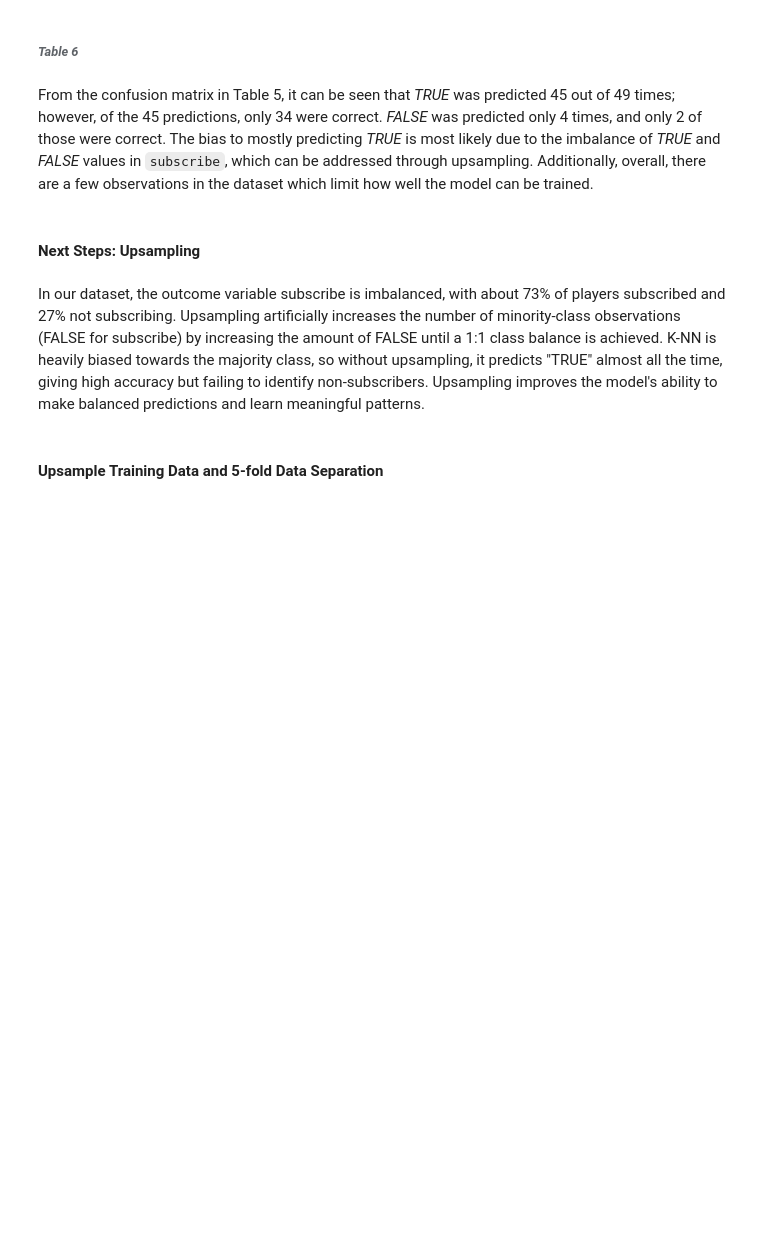
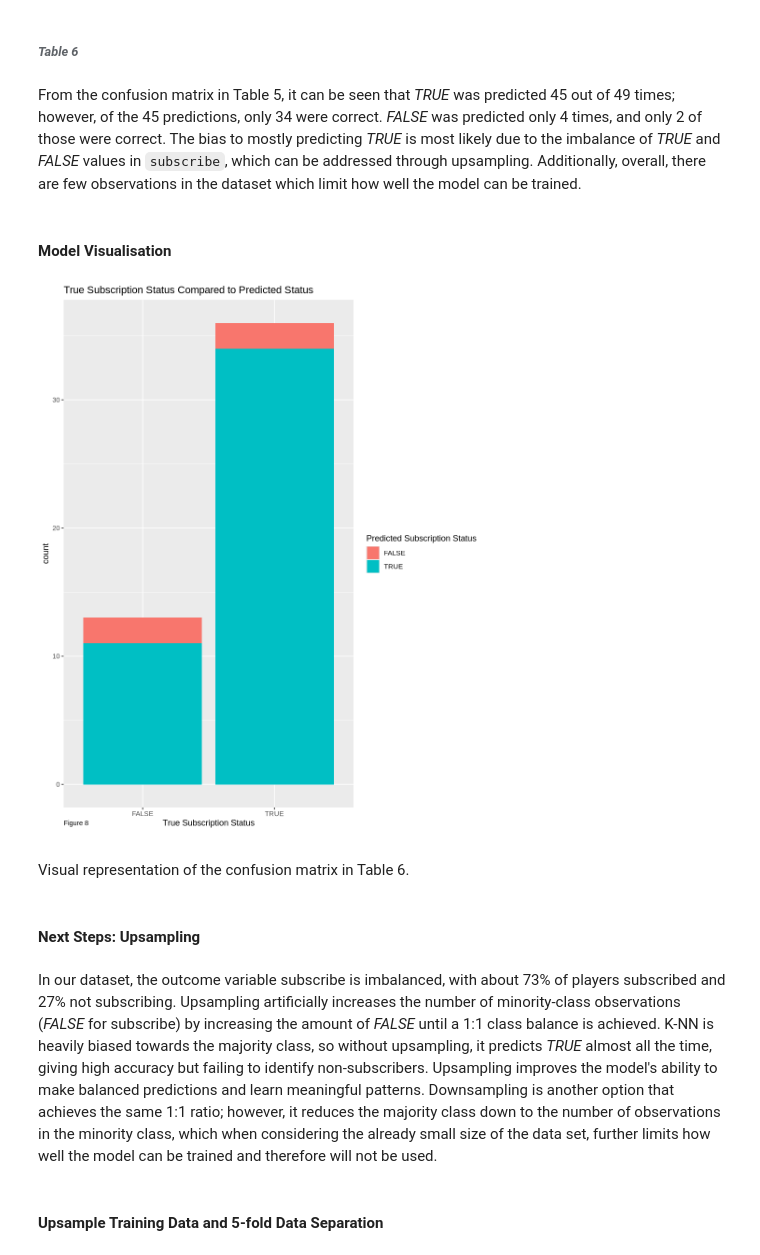
Before and after one commit to PraiseBeTheSun/DSCI-100-GROUP-PROJECT, a Jupyter notebook: DSCI Group 11 project.ipynb, the cells around one changed output. Saved outputs shown, nothing was run; the diff lists cells and outputs as text; code cells hidden in the pictures; blank space fills up the shorter version.

Commit message:
Added 2 plots, combined changes, and fixed small errors
plots added to ensure "creates a visualization of the analysis" criteria is met

```diff
--- a/DSCI Group 11 project.ipynb
+++ b/DSCI Group 11 project.ipynb
@@ -427,11 +437,25 @@ Prediction FALSE TRUE
 # %% [markdown]
 ###### *Table 6*
 # %% [markdown]
-From the confusion matrix in Table 5, it can be seen that *TRUE* was predicted 45 out of 49 times; however, of the 45 predictions, only 34 were correct. *FALSE* was predicted only 4 times, and only 2 of those were correct. The bias to mostly predicting *TRUE* is most likely due to the imbalance of *TRUE* and *FALSE* values in `subscribe`, which can be addressed through upsampling. Additionally, overall, there are a few observations in the dataset which limit how well the model can be trained.
+From the confusion matrix in Table 5, it can be seen that *TRUE* was predicted 45 out of 49 times; however, of the 45 predictions, only 34 were correct. *FALSE* was predicted only 4 times, and only 2 of those were correct. The bias to mostly predicting *TRUE* is most likely due to the imbalance of *TRUE* and *FALSE* values in `subscribe`, which can be addressed through upsampling. Additionally, overall, there are few observations in the dataset which limit how well the model can be trained.
+# %% [markdown]
+#### Model Visualisation
+# %%
+options(repr.plot.width = 8, repr.plot.height = 10)
+player_predict |>
+ggplot(aes(x = subscribe, fill = .pred_class))+
+geom_bar() +
+labs(x = "True Subscription Status", fill = "Predicted Subscription Status", caption = "Figure 8") +
+ggtitle("True Subscription Status Compared to Predicted Status") +
+theme(plot.caption = element_text(hjust = 0, vjust = 8))
+# %% [output]
+[figure, added]
+# %% [markdown]
+Visual representation of the confusion matrix in Table 6.
 # %% [markdown]
 #### Next Steps: Upsampling
 # %% [markdown]
-In our dataset, the outcome variable subscribe is imbalanced, with about 73% of players subscribed and 27% not subscribing. Upsampling artificially increases the number of minority-class observations (FALSE for subscribe) by increasing the amount of FALSE until a 1:1 class balance is achieved. K-NN is heavily biased towards the majority class, so without upsampling, it predicts "TRUE" almost all the time, giving high accuracy but failing to identify non-subscribers. Upsampling improves the model's ability to make balanced predictions and learn meaningful patterns.
+In our dataset, the outcome variable subscribe is imbalanced, with about 73% of players subscribed and 27% not subscribing. Upsampling artificially increases the number of minority-class observations (*FALSE* for subscribe) by increasing the amount of *FALSE* until a 1:1 class balance is achieved. K-NN is heavily biased towards the majority class, so without upsampling, it predicts *TRUE* almost all the time, giving high accuracy but failing to identify non-subscribers. Upsampling improves the model's ability to make balanced predictions and learn meaningful patterns. Downsampling is another option that achieves the same 1:1 ratio; however, it reduces the majority class down to the number of observations in the minority class, which when considering the already small size of the data set, further limits how well the model can be trained and therefore will not be used.
 # %% [markdown]
 #### Upsample Training Data and 5-fold Data Separation
 # %% [markdown]
```
Also changed, not shown: parts of 22 cells of this notebook.
